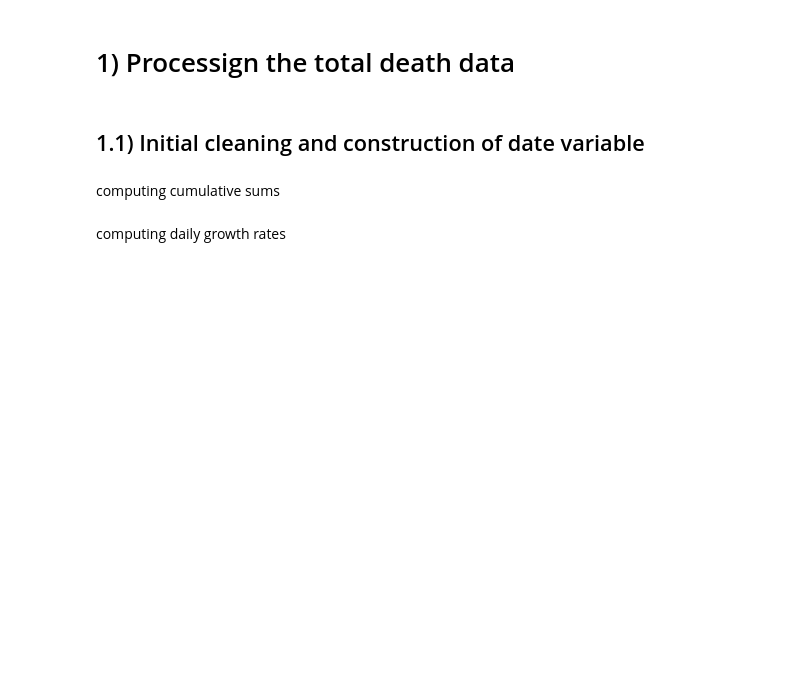
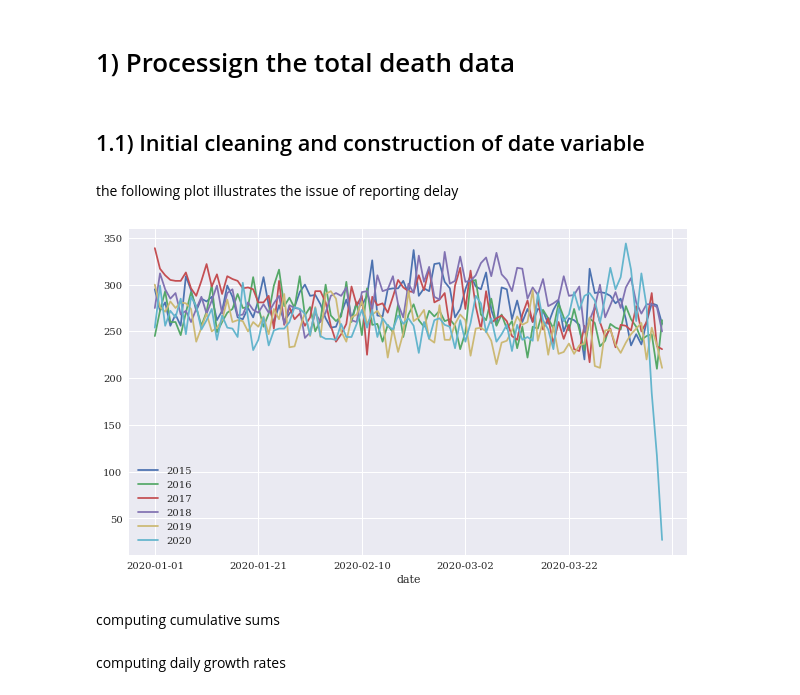
Before and after one commit to sebastianhohmann/covid19_total_death, a Jupyter notebook: sweden/SW_counterfactual.ipynb, the cells around one changed output. Cells and saved outputs as stored; diff of their text form; code cells hidden in the pictures; blank space fills up the shorter version.

Commit message:
added reporting delay plot for SW

```diff
--- a/sweden/SW_counterfactual.ipynb
+++ b/sweden/SW_counterfactual.ipynb
@@ -51,0 +49,10 @@ df.columns = ['{}'.format(yr) for yr in range(2015, 2021)] + ['date']
+# %% [markdown]
+the following plot illustrates the issue of reporting delay
+# %%
+df_rd = df[(df.date <= '2020-04-09') & (df.date != '2020-02-29')].reset_index(drop=True).drop(['day', 'month'], axis=1).copy(deep=True)
+df_rd.index=df_rd.date
+del df_rd['date']
+df_rd.plot(figsize=(10, 6))
+plt.show()
+# %% [output]
+[figure, added]
```
Also changed, not shown: parts of 2 cells of this notebook.
